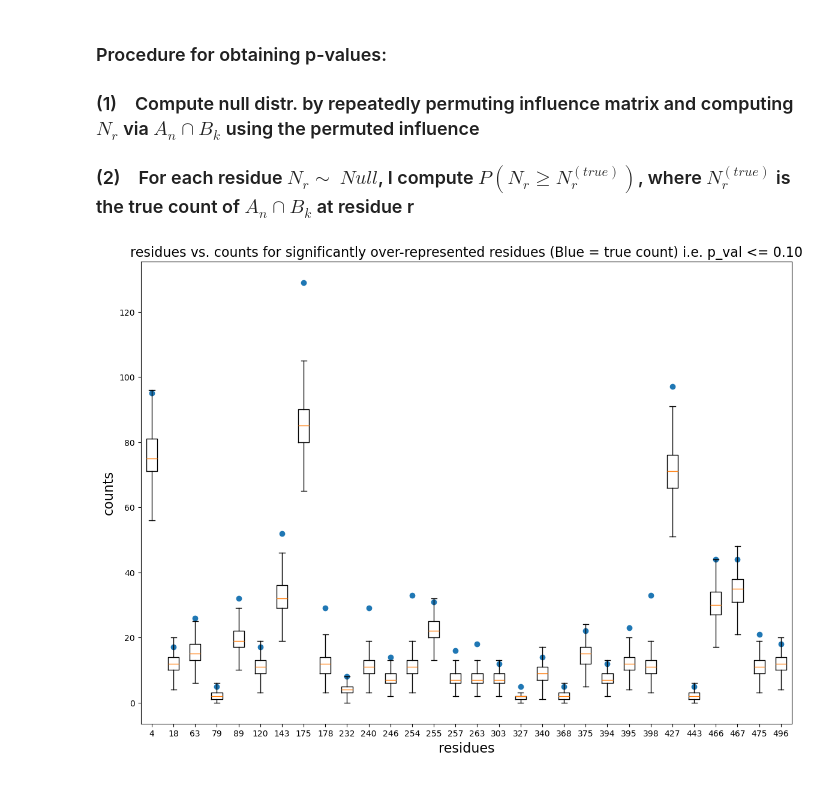
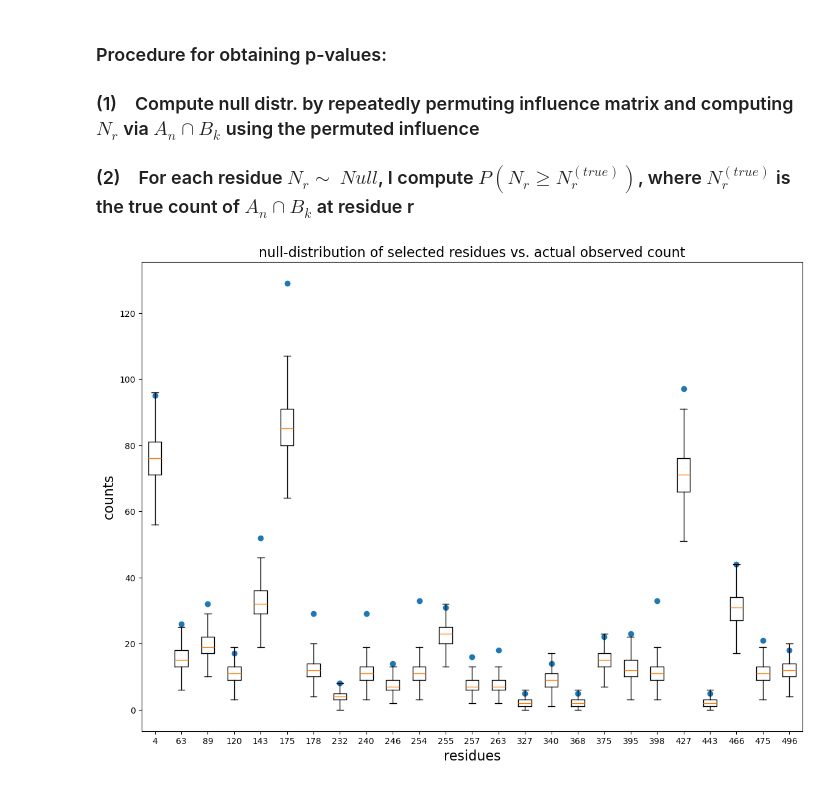
Before and after one commit to blab/sequence-vaes, a Jupyter notebook: ideas_exploration/ex3_exploratory_analysis.ipynb, the cells around one changed output. Drawn from its saved outputs; the diff is of its cells as text; code cells hidden in the pictures.

```diff
--- a/ideas_exploration/ex3_exploratory_analysis.ipynb
+++ b/ideas_exploration/ex3_exploratory_analysis.ipynb
@@ -105 +79,12 @@ def get_density_and_distr(bif_matrix, n_bins=1000):
+# %%
+row, col = np.tril_indices(num_data,k=-1)
+def inv_cdf(x, bif_matrix=computed_bif_matrix[row,col]):
+    """
+    given x and discretized cdf given by (x,y) in (xvals, cdf_vals), return the inverse -- used to get quantiles
+
+    x (np.array or float): list of values in [0,1] to plug into inverse CDF
+    computed_bif_matrix (np.array): array of shape (num_data, num_data), where the i,j entry is the bif of sequence x_i vs. x_j
+    """
+
+    return np.quantile(bif_matrix, x)
 # %%
@@ -174,0 +115,6 @@ intersection_matrix = np.where((bif_data[None,:,:] - bif_data[:,None,:]) != 0, 1
+# %%
+influence_min = inv_cdf(MIN_INFLUENCE)
+
+row, col = np.tril_indices(num_data,k=-1)
+intersection_matrix = np.where((bif_data[None,:,:] - bif_data[:,None,:]) != 0, 1, 0)[row,col,:]
+# intersection_matrix = torch.where((bif_data[None,:,:] - bif_data[:,None,:]) != 0, 1, 0)
@@ -200,6 +150,11 @@ def construct_null(
     row, col = np.tril_indices(num_data,k=-1)
     bif_matrix = bif_matrix[row,col]
 
+    #apply additional hamming filter so that only similar sequence influences are permuted
+    hamming_filter = (hamming_dist <= max_ham_dist)[row,col]
+    bif_matrix = bif_matrix[hamming_filter]
+    intersection_matrix = intersection_matrix[hamming_filter]
+
     # sample values to get null distr.
     for i in range(n_runs):
         if i % 100 == 0:
@@ -209,12 +164,12 @@ def construct_null(
         permuted_influence = np.random.permutation(bif_matrix)
 
         rand_bif_filtered_matrix = permuted_influence >= influence_min
-        intersection = np.logical_and((hamming_dist <= max_ham_dist)[row,col], rand_bif_filtered_matrix)
 
-        int_mat = np.sum(intersection_matrix[intersection], axis=0)
+        # since we've already filtered by hamming, I only have to consider the sequences that also have high influence
+        int_mat = np.sum(intersection_matrix[rand_bif_filtered_matrix], axis=0)
         null_distr[i,:] = int_mat
 
     return null_distr
 # %%
-null_distr = construct_null(2000, max_ham_dist=MAX_HAM_DIST, influence_min=influence_min)
+null_distr = construct_null(5000, max_ham_dist=MAX_HAM_DIST, influence_min=influence_min)
 # %% [output]
@@ -230,18 +185,18 @@ int_mat_true = np.sum(intersection_matrix[intersection], axis=0)
 
 p_vals = (null_distr >= int_mat_true[None,:]).mean(axis=0)
 # %%
-P_VAL_THRESHOLD = 0.1
+P_VAL_THRESHOLD = 0.05
 
 sig_p_vals_index = np.arange(MAX_TOKEN_LENGTH)[p_vals <= P_VAL_THRESHOLD]
 fig, ax = plt.subplots(1,1,figsize=(14,10))
 # ax.scatter(np.arange(MAX_TOKEN_LENGTH)[sig_p_vals_index], p_vals[sig_p_vals_index])
 # ax.boxplot([null_distr[:,0], null_distr[:,1]], vert=True)
 ax.boxplot([null_distr[:,x] for x in sig_p_vals_index], vert=True, showfliers=False)
 ax.set_xticklabels(sig_p_vals_index)
 ax.scatter(np.arange(sig_p_vals_index.shape[0]) + 1, int_mat_true[sig_p_vals_index])
 ax.set_xlabel("residues", fontsize=16)
 ax.set_ylabel("counts", fontsize=16)
-plt.title("residues vs. counts for significantly over-represented residues (Blue = true count) i.e. p_val <= %-.2f"%P_VAL_THRESHOLD, fontsize=16)
+plt.title("null-distribution of selected residues vs. actual observed count", fontsize=16)
 plt.show()
 # %% [output]
-[figure, old version]
+[figure, new version]
```
Also changed, not shown: parts of 7 cells of this notebook.
